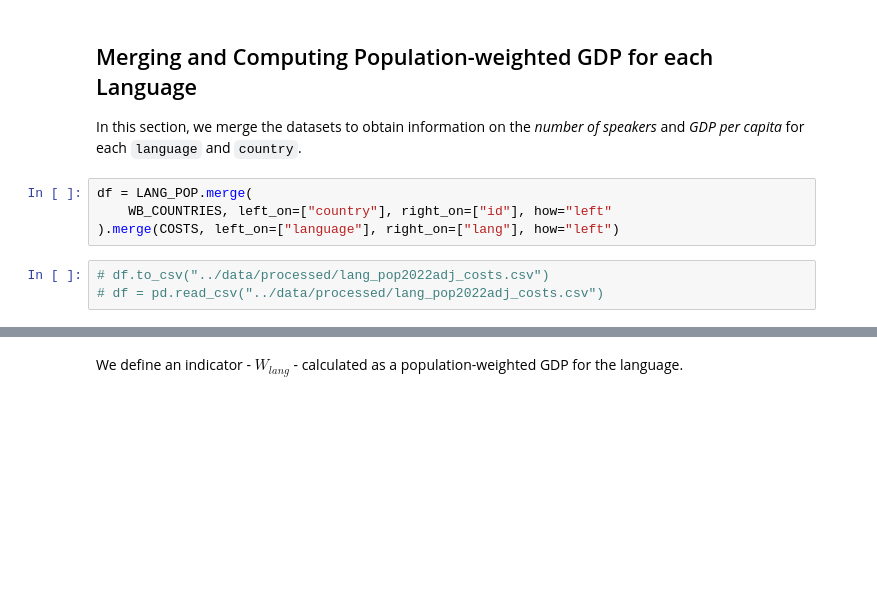
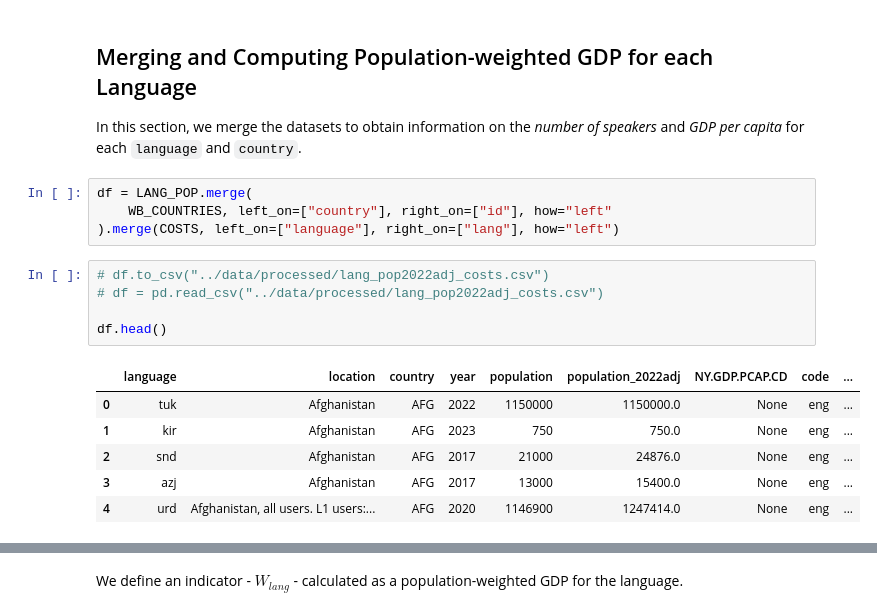
Before and after one commit to worldbank/double-jeopardy-in-llms, a Jupyter notebook: notebooks/compute-premium-costs.ipynb, the cells around one changed output, grey strips where cells are left out. Drawn from its saved outputs; the diff is of its cells as text; blank space fills up the shorter version.

```diff
--- a/notebooks/compute-premium-costs.ipynb
+++ b/notebooks/compute-premium-costs.ipynb
@@ -147,3 +158,12 @@ df = LANG_POP.merge(
 # %%
 # df.to_csv("../data/processed/lang_pop2022adj_costs.csv")
 # df = pd.read_csv("../data/processed/lang_pop2022adj_costs.csv")
+
+df.head()
+# %% [output]
+|  | language | location | country | year | population | population_2022adj | NY.GDP.PCAP.CD | code | ... |
+| 0 | tuk | Afghanistan | AFG | 2022 | 1150000 | 1150000.0 | None | eng | ... |
+| 1 | kir | Afghanistan | AFG | 2023 | 750 | 750.0 | None | eng | ... |
+| 2 | snd | Afghanistan | AFG | 2017 | 21000 | 24876.0 | None | eng | ... |
+| 3 | azj | Afghanistan | AFG | 2017 | 13000 | 15400.0 | None | eng | ... |
+| 4 | urd | Afghanistan, all users. L1 users:... | AFG | 2020 | 1146900 | 1247414.0 | None | eng | ... |
```
Also changed, not shown: parts of 16 cells of this notebook, 4 other files.
